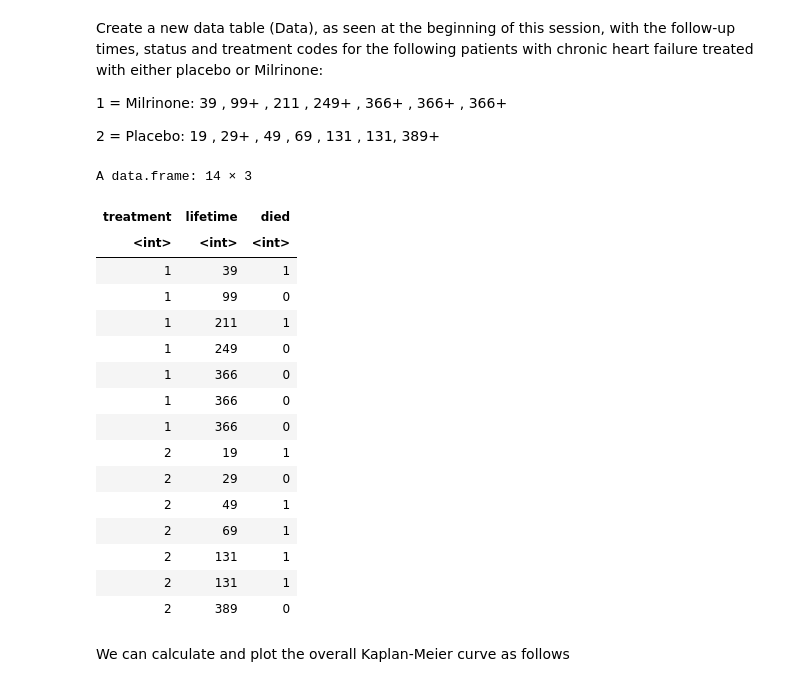
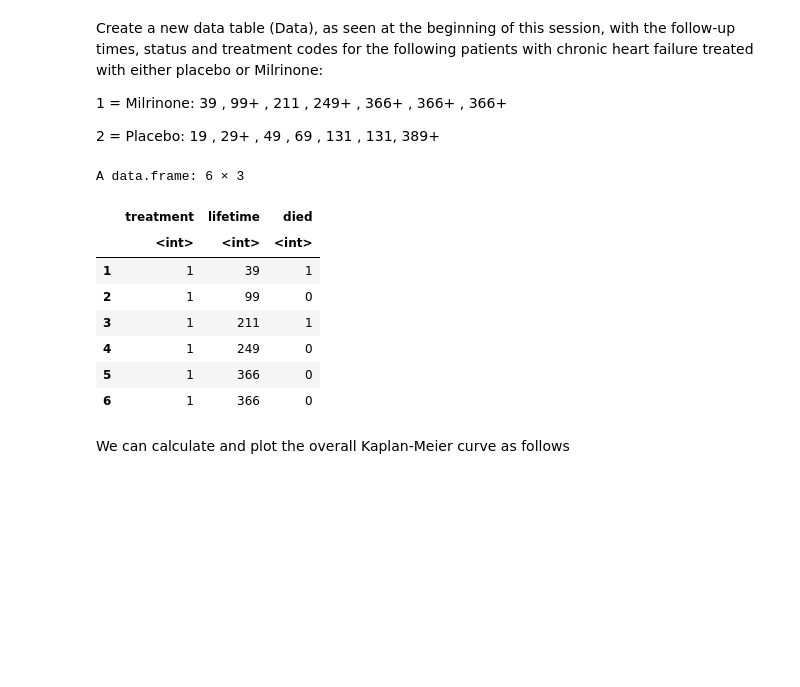
Before and after one commit to TJ-Hayward/R-Statistics-M342, a Jupyter notebook: Lab5_M20732.ipynb, the cells around one changed output. Cells and saved outputs as stored; diff of their text form; code cells hidden in the pictures; blank space fills up the shorter version.

```diff
--- a/Lab5_M20732.ipynb
+++ b/Lab5_M20732.ipynb
@@ -267,41 +278,33 @@ Create a new data table (Data), as seen at the beginning of this session, with t
 # %%
 Input = ("
 treatment lifetime died
 1 39  1
 1 99 0
 1 211 1
 1 249 0
 1 366 0
 1 366 0
 1 366 0
 2 19 1
 2 29 0
 2 49 1
 2 69 1
 2 131 1
 2 131 1
 2 389 0
 ")
 Data = read.table(textConnection(Input),header=TRUE)
-Data
+head(Data)
 # %% [output]
-A data.frame: 14 × 3
+A data.frame: 6 × 3
-| treatment | lifetime | died |
-| <int> | <int> | <int> |
-| 1 | 39 | 1 |
-| 1 | 99 | 0 |
-| 1 | 211 | 1 |
-| 1 | 249 | 0 |
-| 1 | 366 | 0 |
-| 1 | 366 | 0 |
-| 1 | 366 | 0 |
-| 2 | 19 | 1 |
-| 2 | 29 | 0 |
-| 2 | 49 | 1 |
-| 2 | 69 | 1 |
-| 2 | 131 | 1 |
-| 2 | 131 | 1 |
-| 2 | 389 | 0 |
+|  | treatment | lifetime | died |
+|  | <int> | <int> | <int> |
+| 1 | 1 | 39 | 1 |
+| 2 | 1 | 99 | 0 |
+| 3 | 1 | 211 | 1 |
+| 4 | 1 | 249 | 0 |
+| 5 | 1 | 366 | 0 |
+| 6 | 1 | 366 | 0 |
 # %% [markdown]
 We can calculate and plot the overall Kaplan-Meier curve as follows
 # %%
```
Also changed, not shown: parts of 3 cells of this notebook, 3 other files.
